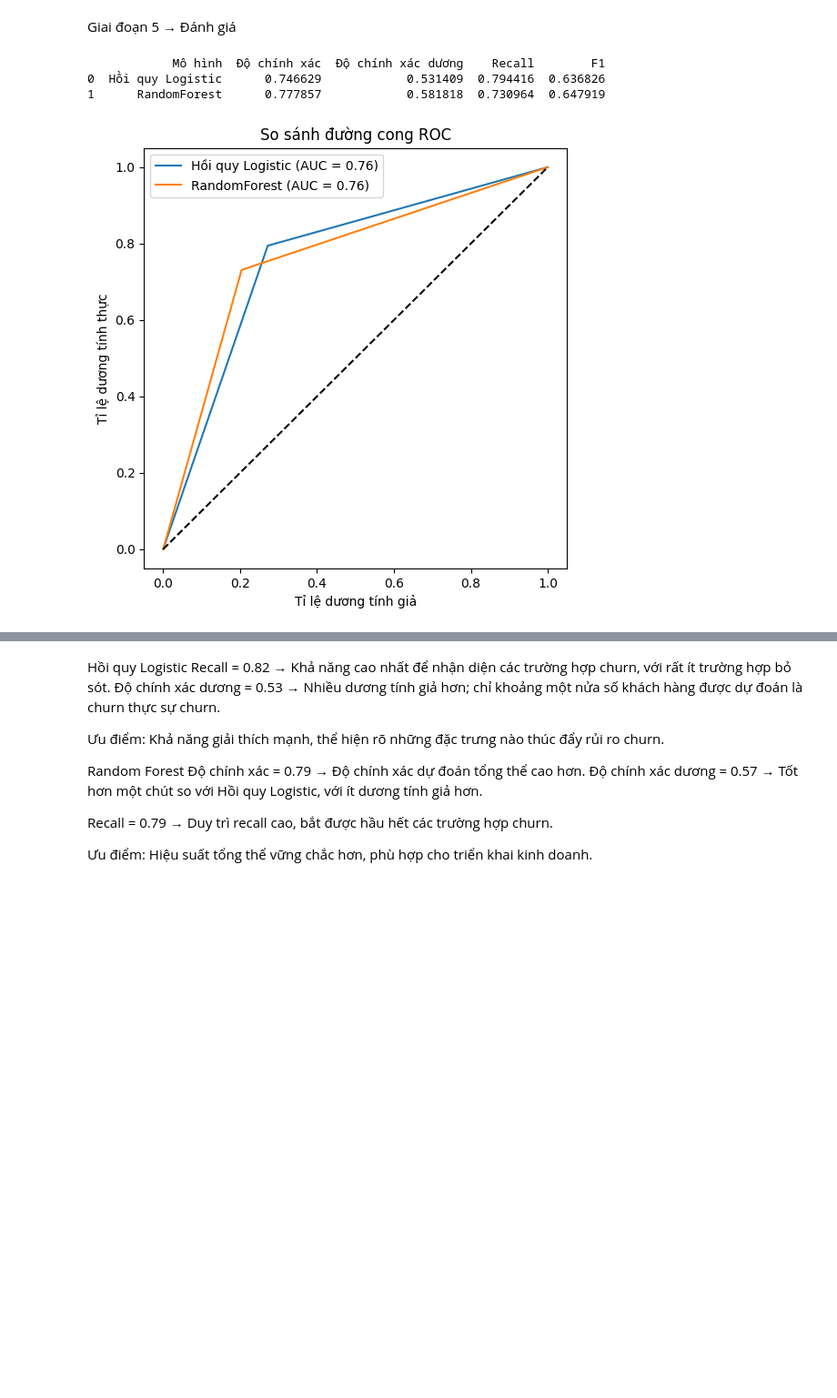
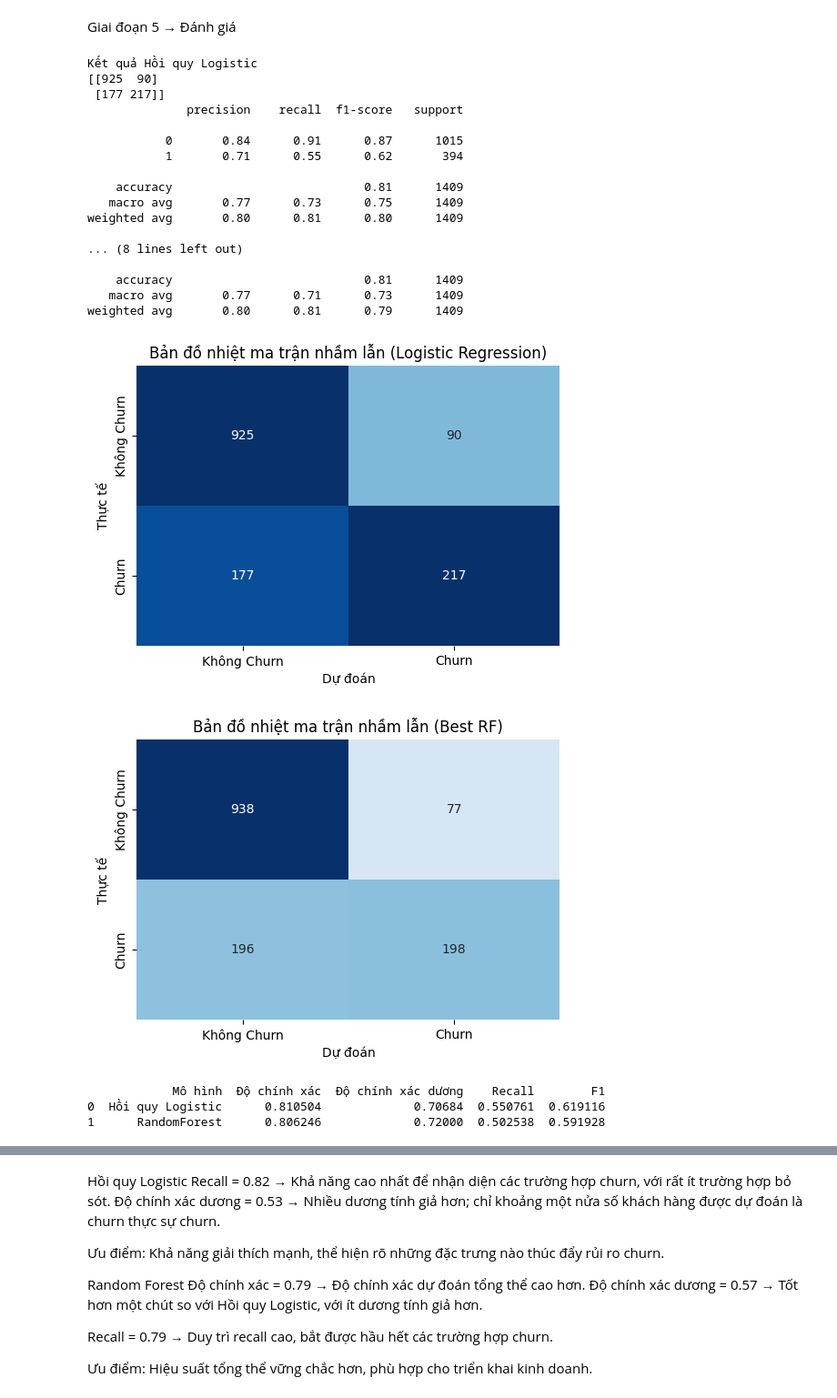
Before and after one commit to xuandieu09-mn/Customer-churn-classification, a Jupyter notebook: notebooks/crisp-dm-methodology-for-a-customer-churn.ipynb, the cells around one changed output, grey strips where cells are left out. Shown: that part at 91% size. Cells and saved outputs as stored; diff of their text form; code cells hidden in the pictures; blank space fills up the shorter version.

```diff
--- a/notebooks/crisp-dm-methodology-for-a-customer-churn.ipynb
+++ b/notebooks/crisp-dm-methodology-for-a-customer-churn.ipynb
@@ -517,12 +393,11 @@ from sklearn.ensemble import RandomForestClassifier
 from sklearn.metrics import classification_report, confusion_matrix
 
 # Hồi quy Logistic
-log_reg = LogisticRegression(class_weight='balanced', max_iter=10000)
+log_reg = LogisticRegression(max_iter=1000)
 log_reg.fit(X_train, y_train)
 
 # RandomForest (tham số đã điều chỉnh tốt nhất)
 rf_model = RandomForestClassifier(
-    class_weight='balanced',
     max_depth=10,
     min_samples_leaf=4,
     min_samples_split=2,
@@ -534,12 +409,3 @@ rf_model.fit(X_train, y_train)
 # Dự đoán
 y_pred_log = log_reg.predict(X_test)
 y_pred_rf = rf_model.predict(X_test)
-
-# Đánh giá
-print("Kết quả Hồi quy Logistic")
-print(confusion_matrix(y_test, y_pred_log))
-print(classification_report(y_test, y_pred_log))
-
-print("\nKết quả RandomForest")
-print(confusion_matrix(y_test, y_pred_rf))
-print(classification_report(y_test, y_pred_rf))
@@ -567,39 +415,97 @@ Giai đoạn 5 → Đánh giá
 from sklearn.metrics import accuracy_score, precision_score, recall_score, f1_score, roc_curve, auc
 import matplotlib.pyplot as plt
 
+
+
 # Dự đoán Hồi quy Logistic
 y_pred_log = log_reg.predict(X_test)
 
+# Đánh giá logistic regression
+print("Kết quả Hồi quy Logistic")
+print(confusion_matrix(y_test, y_pred_log))
+print(classification_report(y_test, y_pred_log))
+
+
+# Bản đồ nhiệt ma trận nhầm lẫn
+cmlr = confusion_matrix(y_test, y_pred_log)
+
+plt.figure(figsize=(6,4))
+sns.heatmap(cmlr, annot=True, fmt='d', cmap='Blues', cbar=False,
+            xticklabels=['Không Churn', 'Churn'],
+            yticklabels=['Không Churn', 'Churn'],
+            vmin=0, vmax=200)   # Đặt vmax thành giá trị nhỏ hơn, ví dụ 200
+plt.xlabel('Dự đoán')
+plt.ylabel('Thực tế')
+plt.title('Bản đồ nhiệt ma trận nhầm lẫn (Logistic Regression)')
+
+
+# Đánh giá random forest
 # Dự đoán RandomForest
-y_pred_rf = best_rf.predict(X_test)
+y_pred_rf = rf_model.predict(X_test)
+
+print("\nKết quả RandomForest")
+print(confusion_matrix(y_test, y_pred_rf))
+print(classification_report(y_test, y_pred_rf))
+# Ma trận nhầm lẫn
+cmrf = confusion_matrix(y_test, y_pred_rf)
+
+# Vẽ bản đồ nhiệt
+plt.figure(figsize=(6,4))
+sns.heatmap(cmrf, annot=True, fmt='d', cmap='Blues', cbar=False,
+            xticklabels=['Không Churn', 'Churn'],
+            yticklabels=['Không Churn', 'Churn'],
+            vmin=0, vmax=cmrf.max()/2)   # Giới hạn phạm vi màu
+plt.xlabel('Dự đoán')
+plt.ylabel('Thực tế')
+plt.title('Bản đồ nhiệt ma trận nhầm lẫn (Best RF)')
+plt.show()
+
 
 # Bảng so sánh
 results = pd.DataFrame({
     "Mô hình": ["Hồi quy Logistic", "RandomForest"],
     "Độ chính xác": [accuracy_score(y_test, y_pred_log), accuracy_score(y_test, y_pred_rf)],
     "Độ chính xác dương": [precision_score(y_test, y_pred_log), precision_score(y_test, y_pred_rf)],
     "Recall": [recall_score(y_test, y_pred_log), recall_score(y_test, y_pred_rf)],
     "F1": [f1_score(y_test, y_pred_log), f1_score(y_test, y_pred_rf)]
 })
 print(results)
 
 # Đường cong ROC
 # ROC (Receiver Operating Characteristic)
 # là một đường cong cho thấy khả năng phân biệt
 # giữa 2 lớp của mô hình (ở đây là churn vs không churn),
 # khi bạn thay đổi ngưỡng dự đoán (threshold).
 plt.figure(figsize=(6,6))
 for model, y_pred in [("Hồi quy Logistic", y_pred_log), ("RandomForest", y_pred_rf)]:
     fpr, tpr, _ = roc_curve(y_test, y_pred)
     plt.plot(fpr, tpr, label=f"{model} (AUC = {auc(fpr,tpr):.2f})")
 plt.plot([0,1],[0,1],'k--')
 plt.xlabel("Tỉ lệ dương tính giả")
 plt.ylabel("Tỉ lệ dương tính thực")
 plt.title("So sánh đường cong ROC")
 plt.legend()
 plt.show()
 # %% [output]
-            Mô hình  Độ chính xác  Độ chính xác dương    Recall        F1
-0  Hồi quy Logistic      0.746629            0.531409  0.794416  0.636826
-1      RandomForest      0.777857            0.581818  0.730964  0.647919
+Kết quả Hồi quy Logistic
+[[925  90]
+ [177 217]]
+              precision    recall  f1-score   support
+
+           0       0.84      0.91      0.87      1015
+           1       0.71      0.55      0.62       394
+
+    accuracy                           0.81      1409
+   macro avg       0.77      0.73      0.75      1409
+weighted avg       0.80      0.81      0.80      1409
+
+... (8 lines left out)
+
+    accuracy                           0.81      1409
+   macro avg       0.77      0.71      0.73      1409
+weighted avg       0.80      0.81      0.79      1409
-[figure, old version]
+[figure, new version]
+[figure, added]
+            Mô hình  Độ chính xác  Độ chính xác dương    Recall        F1
+0  Hồi quy Logistic      0.810504             0.70684  0.550761  0.619116
+1      RandomForest      0.806246             0.72000  0.502538  0.591928
```
Also changed, not shown: parts of 17 cells of this notebook, 2 other files.
